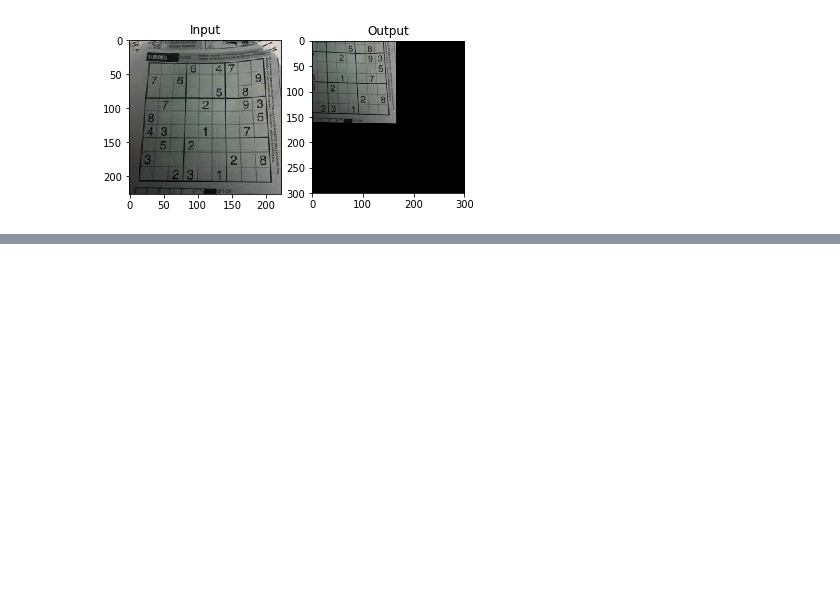
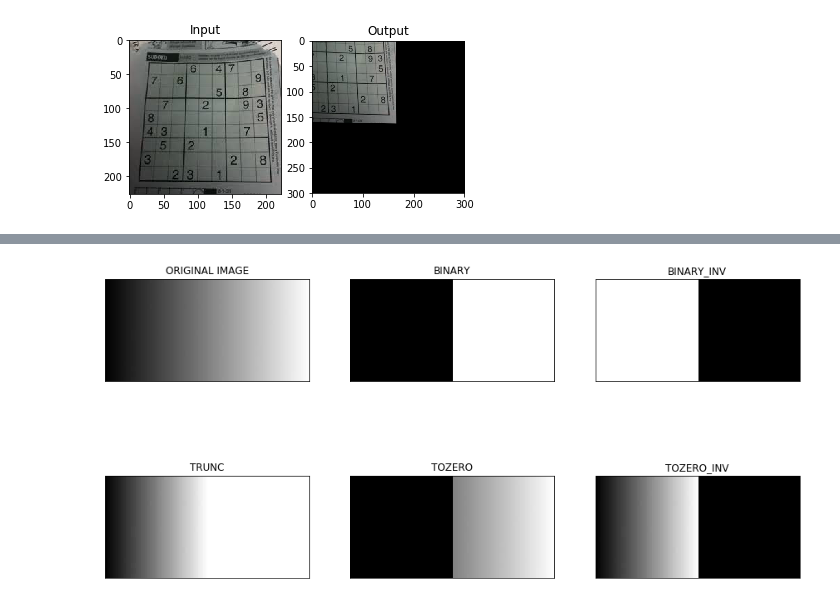
Before and after one commit to IamMohitM/OpenCV-Learning, a Jupyter notebook: Image Processing in OpenCV.ipynb, the cells around one changed output, grey strips where cells are left out. Saved outputs shown, nothing was run; the diff lists cells and outputs as text; code cells hidden in the pictures; blank space fills up the shorter version.

Commit message:
Thresholding in OpenCV

```diff
--- a/Image Processing in OpenCV.ipynb
+++ b/Image Processing in OpenCV.ipynb
@@ -192,0 +207,20 @@ Text(0.5,1,'Output')
+# %%
+img = cv2.imread('images/gradient.jpg', 0)
+plt.figure(figsize=(15, 8))
+ret, thresh1 = cv2.threshold(img, 127, 255, cv2.THRESH_BINARY)
+ret, thresh2 = cv2.threshold(img, 127, 255, cv2.THRESH_BINARY_INV)
+ret, thresh3 = cv2.threshold(img, 127, 255, cv2.THRESH_TRUNC)
+ret, thresh4 = cv2.threshold(img, 127, 255, cv2.THRESH_TOZERO)
+ret, thresh5 = cv2.threshold(img, 127, 255, cv2.THRESH_TOZERO_INV)
+
+titles = ['ORIGINAL IMAGE', 'BINARY', 'BINARY_INV', 'TRUNC', 'TOZERO', 'TOZERO_INV']
+images = [img, thresh1, thresh2, thresh3, thresh4, thresh5]
+
+for i in range(6):
+    plt.subplot(2, 3, i+1)
+    plt.imshow(images[i], 'gray')
+    plt.title(titles[i])
+    plt.xticks([])
+    plt.yticks([])
+# %% [output]
+[figure, added]
```
Also changed, not shown: parts of 5 cells of this notebook, 2 other files.
